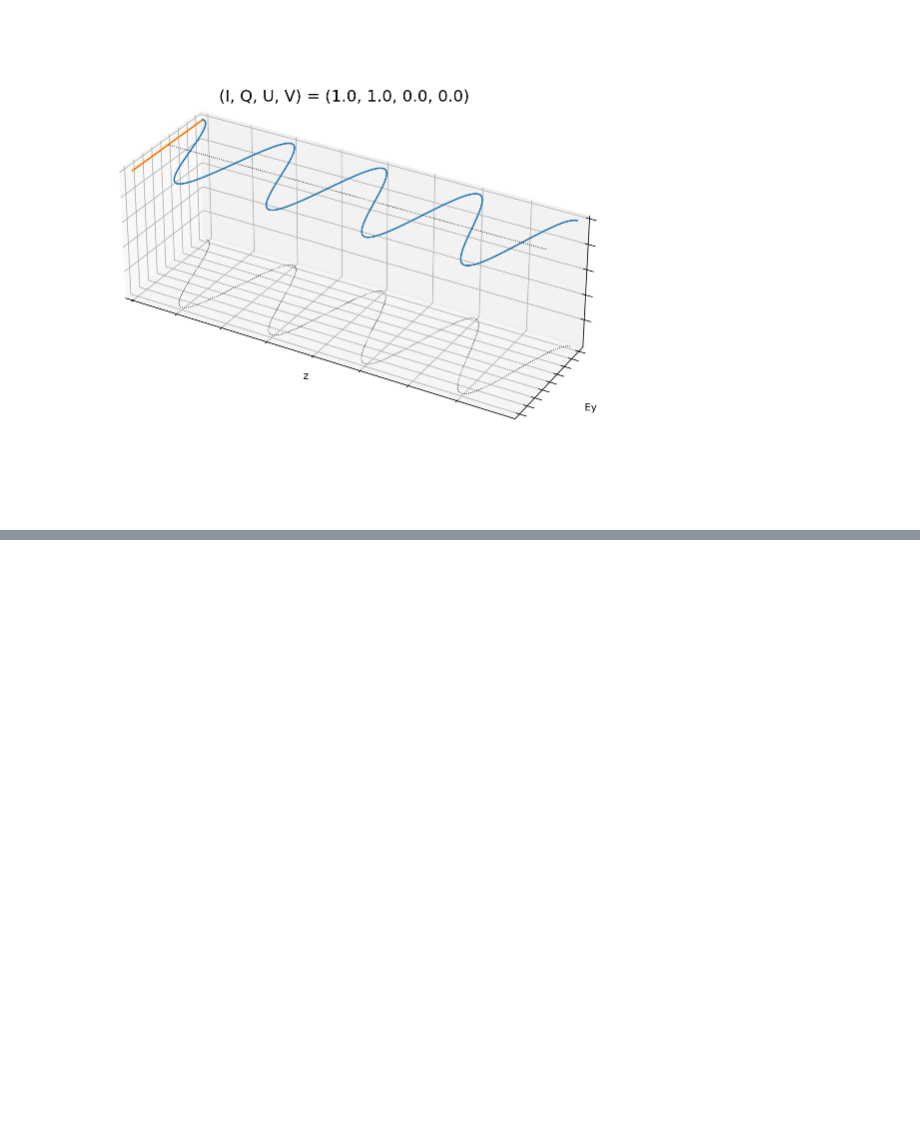
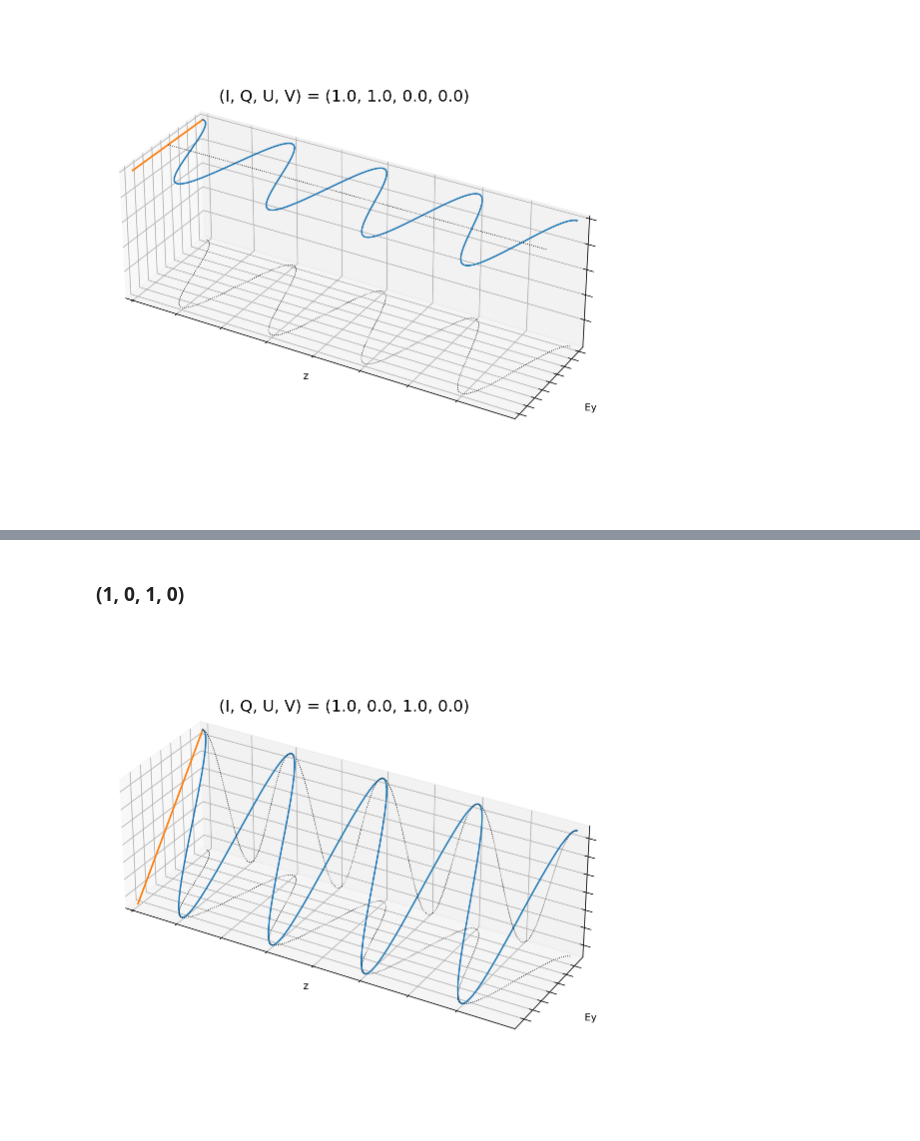
Before and after one commit to tiagopereira/ast4310, a Jupyter notebook: notebooks/lectures/Polarisation.ipynb, the cells around one changed output, grey strips where cells are left out. Cells and saved outputs as stored; diff of their text form; code cells hidden in the pictures; blank space fills up the shorter version.

```diff
--- a/notebooks/lectures/Polarisation.ipynb
+++ b/notebooks/lectures/Polarisation.ipynb
@@ -53,0 +74,6 @@ plot_stokes(E1=1, E2=0, phi1=0, phi2=0)
+# %% [markdown]
+### (1, 0, 1, 0)
+# %%
+plot_stokes(E1=1/numpy.sqrt(2), E2=1/numpy.sqrt(2), phi1=0, phi2=0)
+# %% [output]
+[figure, added]
```
Also changed, not shown: parts of 11 cells of this notebook, 1 other file.
